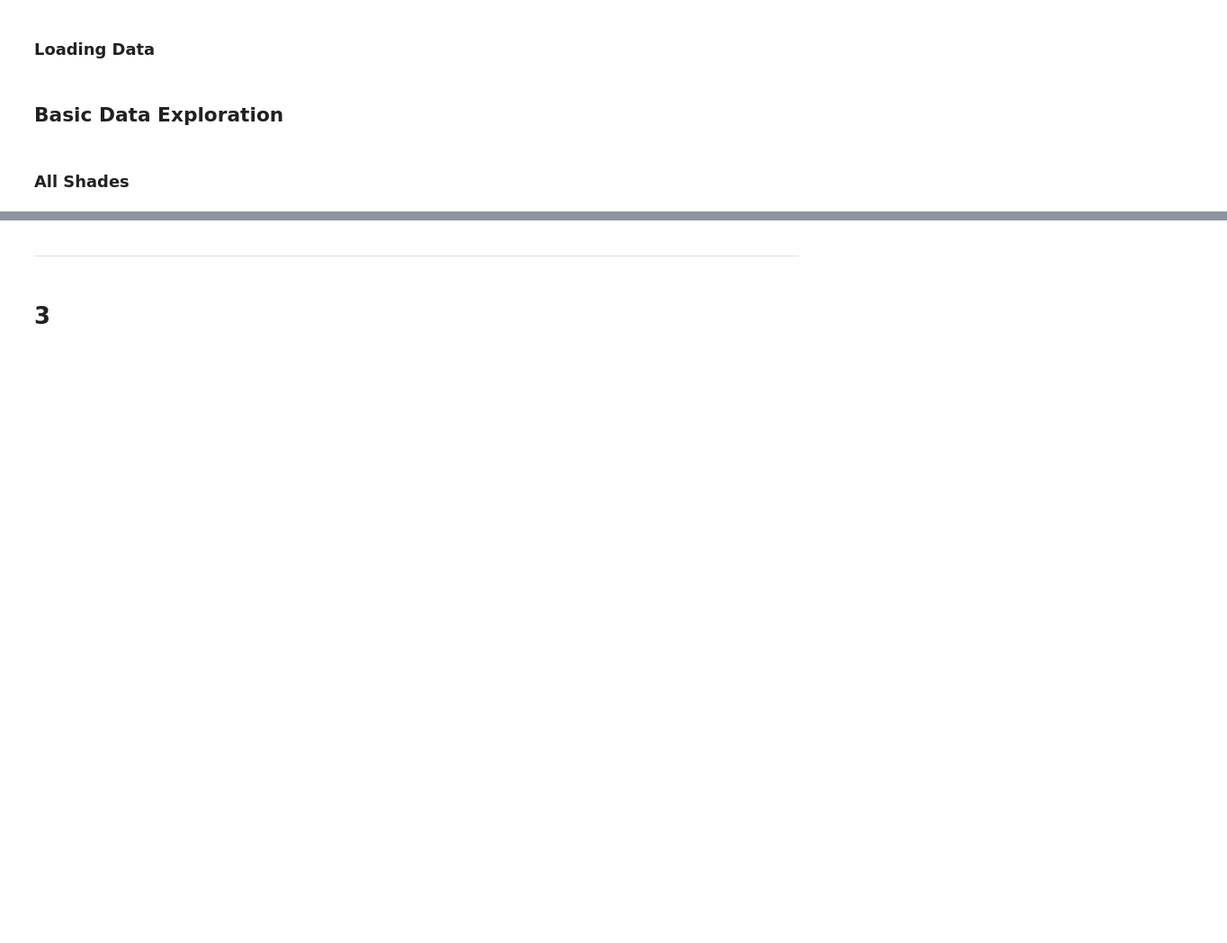
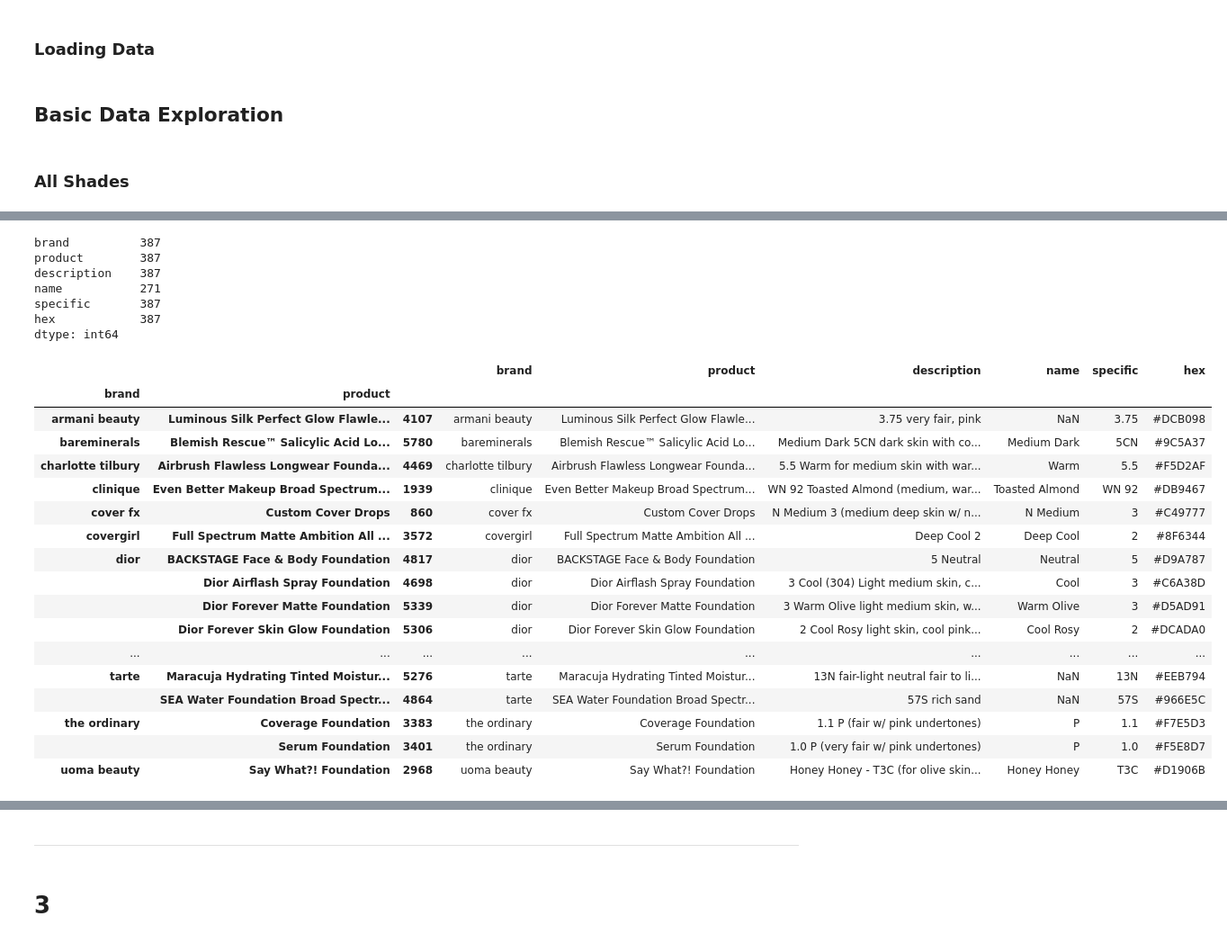
Before and after one commit to lindsev/Cosmetic-Shade-Diversity, a Jupyter notebook: notebooks/EDA.ipynb, the cells around one changed output, grey strips where cells are left out. Shown: that part at 90% size. Cells and saved outputs as stored; diff of their text form; code cells hidden in the pictures; blank space fills up the shorter version.

```diff
--- a/notebooks/EDA.ipynb
+++ b/notebooks/EDA.ipynb
@@ -187,0 +287,32 @@ dtype: float64
+# %%
+
+specific_dupes =  all_shades.duplicated(subset=['brand','product','specific'], keep=False) & all_shades['specific'].notna()
+specific_dupes = all_shades[specific_dupes]
+print(specific_dupes.count())
+specific_dupes.groupby(['brand','product']).apply(lambda group: group.sample(1))
+# %% [output]
+brand          387
+product        387
+description    387
+name           271
+specific       387
+hex            387
+dtype: int64
+|  |  |  | brand | product | description | name | specific | hex |
+| brand | product |  |  |  |  |  |  |  |
+| armani beauty | Luminous Silk Perfect Glow Flawle... | 4107 | armani beauty | Luminous Silk Perfect Glow Flawle... | 3.75 very fair, pink | NaN | 3.75 | #DCB098 |
+| bareminerals | Blemish Rescue™ Salicylic Acid Lo... | 5780 | bareminerals | Blemish Rescue™ Salicylic Acid Lo... | Medium Dark 5CN dark skin with co... | Medium Dark | 5CN | #9C5A37 |
+| charlotte tilbury | Airbrush Flawless Longwear Founda... | 4469 | charlotte tilbury | Airbrush Flawless Longwear Founda... | 5.5 Warm for medium skin with war... | Warm | 5.5 | #F5D2AF |
+| clinique | Even Better Makeup Broad Spectrum... | 1939 | clinique | Even Better Makeup Broad Spectrum... | WN 92 Toasted Almond (medium, war... | Toasted Almond | WN 92 | #DB9467 |
+| cover fx | Custom Cover Drops | 860 | cover fx | Custom Cover Drops | N Medium 3 (medium deep skin w/ n... | N Medium | 3 | #C49777 |
+| covergirl | Full Spectrum Matte Ambition All ... | 3572 | covergirl | Full Spectrum Matte Ambition All ... | Deep Cool 2 | Deep Cool | 2 | #8F6344 |
+| dior | BACKSTAGE Face & Body Foundation | 4817 | dior | BACKSTAGE Face & Body Foundation | 5 Neutral | Neutral | 5 | #D9A787 |
+|  | Dior Airflash Spray Foundation | 4698 | dior | Dior Airflash Spray Foundation | 3 Cool (304) Light medium skin, c... | Cool | 3 | #C6A38D |
+|  | Dior Forever Matte Foundation | 5339 | dior | Dior Forever Matte Foundation | 3 Warm Olive light medium skin, w... | Warm Olive | 3 | #D5AD91 |
+|  | Dior Forever Skin Glow Foundation | 5306 | dior | Dior Forever Skin Glow Foundation | 2 Cool Rosy light skin, cool pink... | Cool Rosy | 2 | #DCADA0 |
+| ... | ... | ... | ... | ... | ... | ... | ... | ... |
+| tarte | Maracuja Hydrating Tinted Moistur... | 5276 | tarte | Maracuja Hydrating Tinted Moistur... | 13N fair-light neutral fair to li... | NaN | 13N | #EEB794 |
+|  | SEA Water Foundation Broad Spectr... | 4864 | tarte | SEA Water Foundation Broad Spectr... | 57S rich sand | NaN | 57S | #966E5C |
+| the ordinary | Coverage Foundation | 3383 | the ordinary | Coverage Foundation | 1.1 P (fair w/ pink undertones) | P | 1.1 | #F7E5D3 |
+|  | Serum Foundation | 3401 | the ordinary | Serum Foundation | 1.0 P (very fair w/ pink undertones) | P | 1.0 | #F5E8D7 |
+| uoma beauty | Say What?! Foundation | 2968 | uoma beauty | Say What?! Foundation | Honey Honey - T3C (for olive skin... | Honey Honey | T3C | #D1906B |
```
Also changed, not shown: parts of 72 cells of this notebook, 3 other files.
